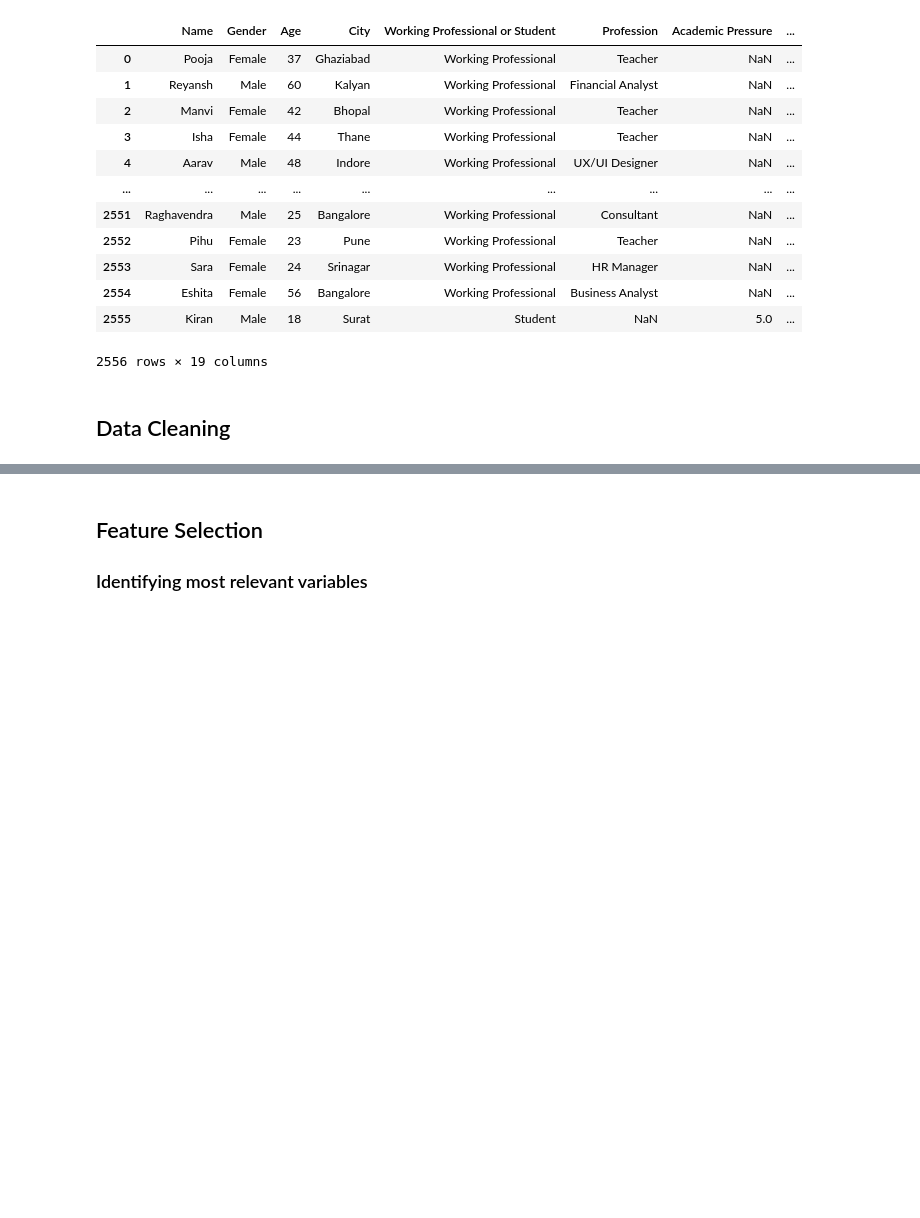
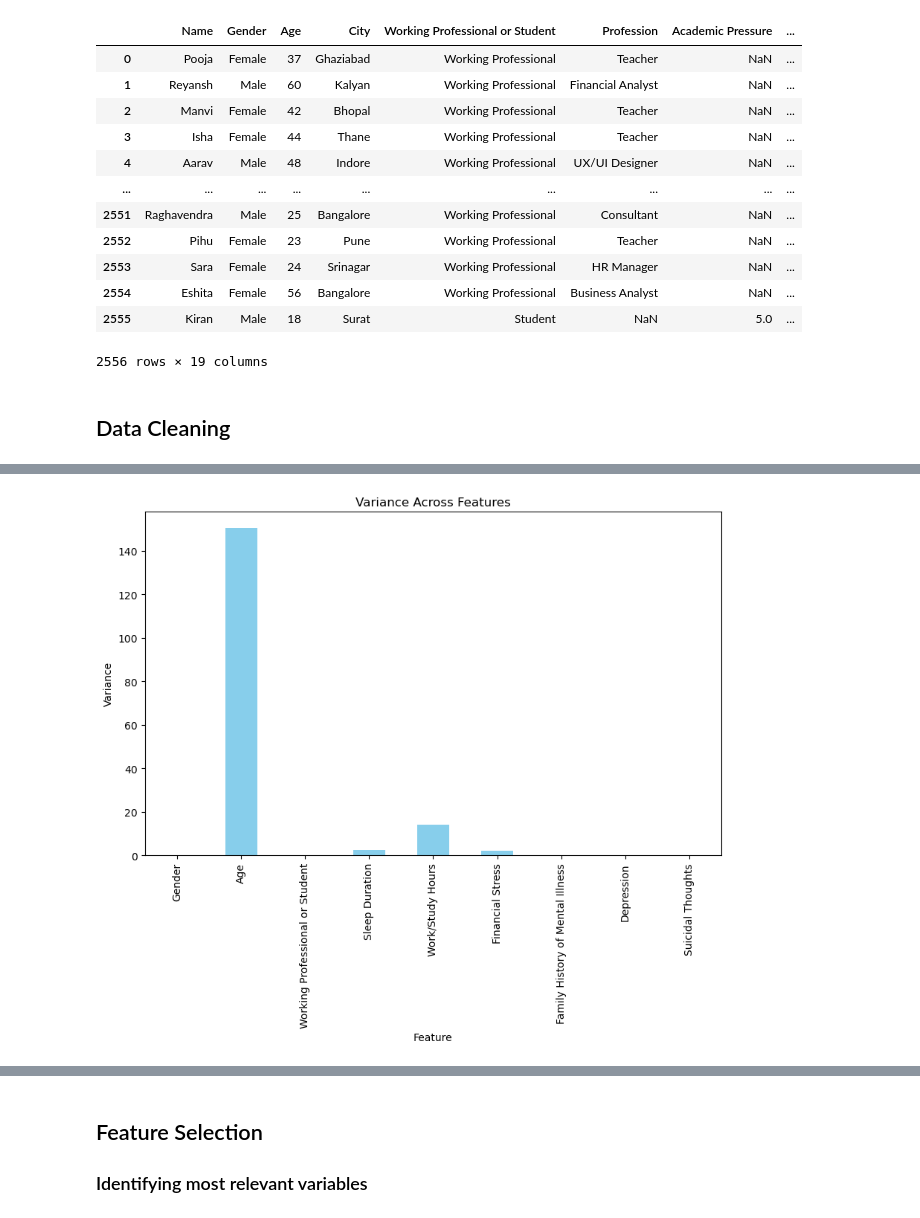
Before and after one commit to KokiriKaleb/depression-analysis, a Jupyter notebook: DepressionAnalysis.ipynb, the cells around one changed output, grey strips where cells are left out. Cells and saved outputs as stored; diff of their text form; code cells hidden in the pictures; blank space fills up the shorter version.

```diff
--- a/DepressionAnalysis.ipynb
+++ b/DepressionAnalysis.ipynb
@@ -230,0 +268,12 @@ plt.show()
+# %%
+# Calculate variance for each numerical column
+variances = numeric_data.var()
+
+# Plot as a bar chart
+variances.plot(kind='bar', figsize=(10, 6), color='skyblue')
+plt.title('Variance Across Features')
+plt.xlabel('Feature')
+plt.ylabel('Variance')
+plt.show()
+# %% [output]
+[figure, added]
```
Also changed, not shown: parts of 33 cells of this notebook, 2 other files.
